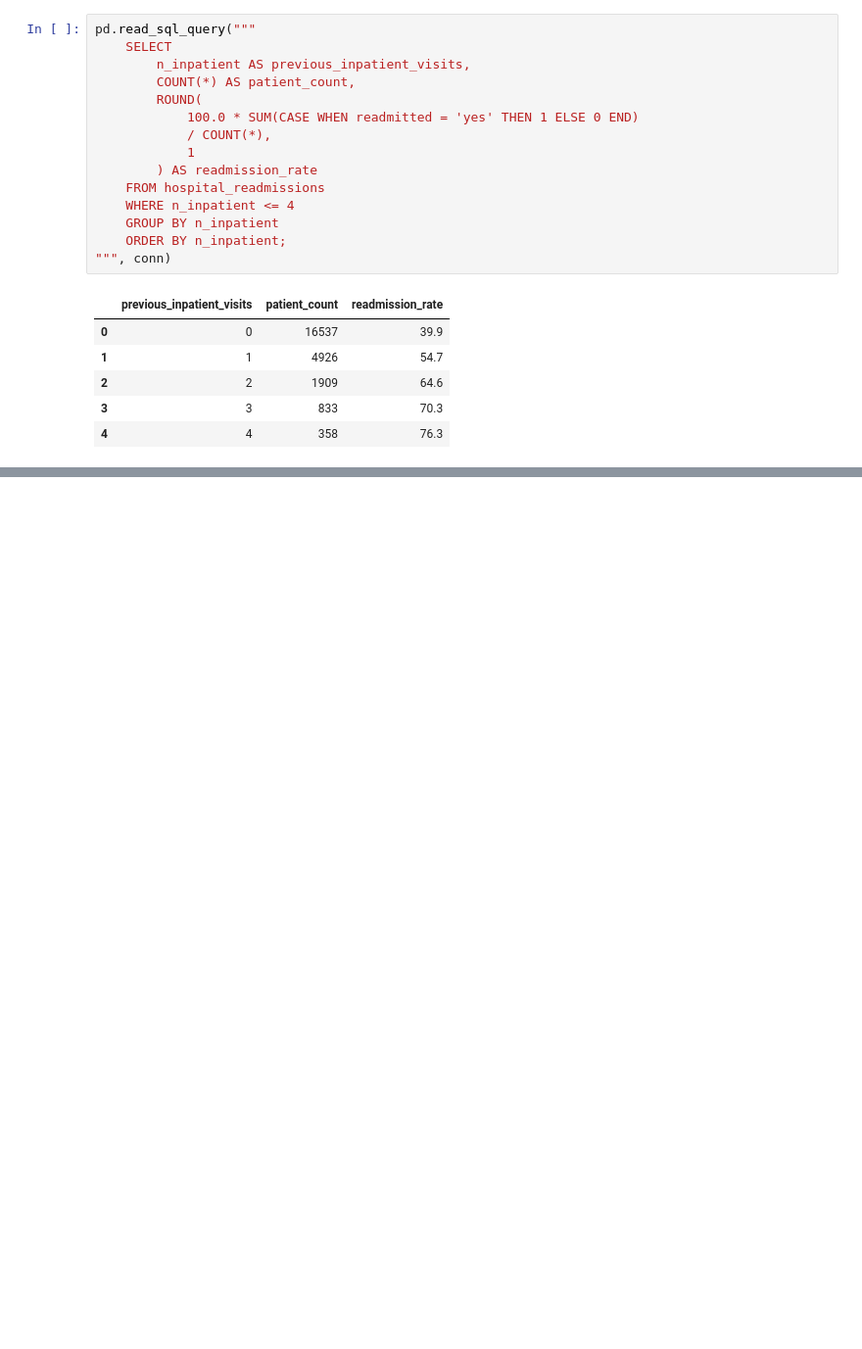
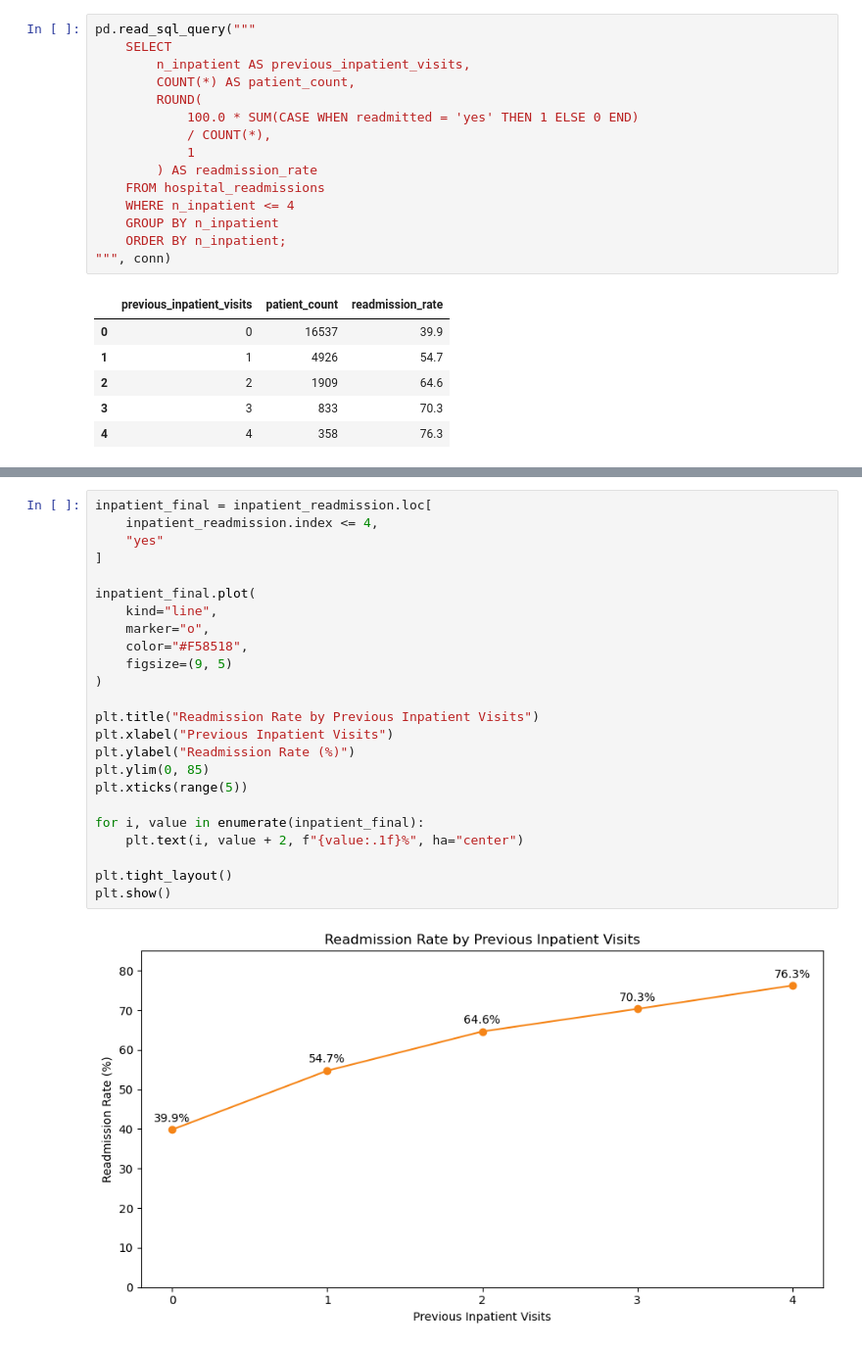
Before and after one commit to shaunagbaje/projects, a Jupyter notebook: hospital_readmission_analysis.ipynb, the cells around one changed output, grey strips where cells are left out. Shown at 98% size. Saved outputs shown, nothing was run; the diff lists cells and outputs as text; blank space fills up the shorter version.

```diff
--- a/hospital_readmission_analysis.ipynb
+++ b/hospital_readmission_analysis.ipynb
@@ -650,0 +714,26 @@ SQL queries were used to calculate readmission counts and rates across patient g
+# %%
+inpatient_final = inpatient_readmission.loc[
+    inpatient_readmission.index <= 4,
+    "yes"
+]
+
+inpatient_final.plot(
+    kind="line",
+    marker="o",
+    color="#F58518",
+    figsize=(9, 5)
+)
+
+plt.title("Readmission Rate by Previous Inpatient Visits")
+plt.xlabel("Previous Inpatient Visits")
+plt.ylabel("Readmission Rate (%)")
+plt.ylim(0, 85)
+plt.xticks(range(5))
+
+for i, value in enumerate(inpatient_final):
+    plt.text(i, value + 2, f"{value:.1f}%", ha="center")
+
+plt.tight_layout()
+plt.show()
+# %% [output]
+[figure, added]
```
Also changed, not shown: parts of 13 cells of this notebook.
